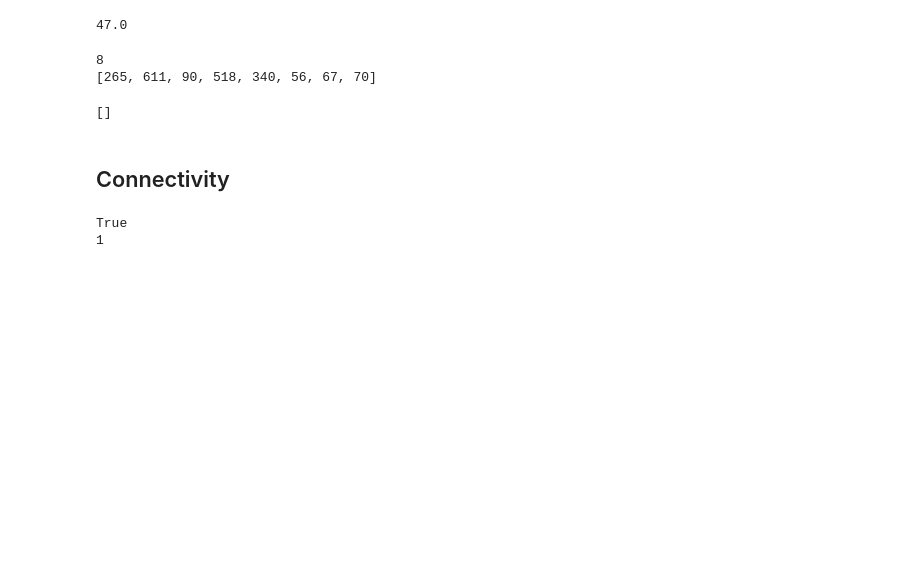
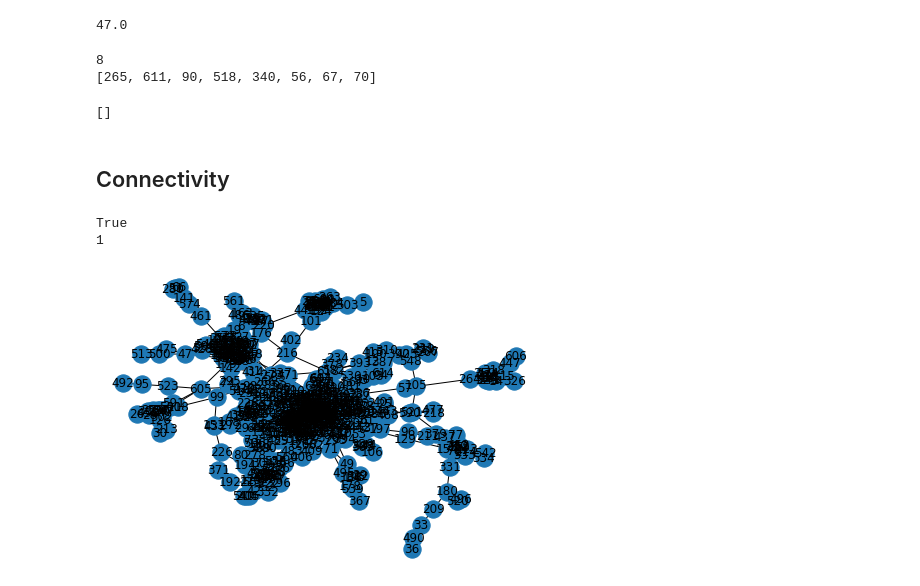
Before and after one commit to Andreaierardi/SocialNetworkAnalysis-project, a Jupyter notebook: project_code.ipynb, the cells around one changed output. Drawn from its saved outputs; the diff is of its cells as text; code cells hidden in the pictures; blank space fills up the shorter version.

```diff
--- a/project_code.ipynb
+++ b/project_code.ipynb
@@ -172,3 +172,7 @@ print(nx.number_connected_components(g))
 # %% [output]
 True
 1
+# %%
+nx.draw(g,with_labels=True)
+# %% [output]
+[figure, added]
```
